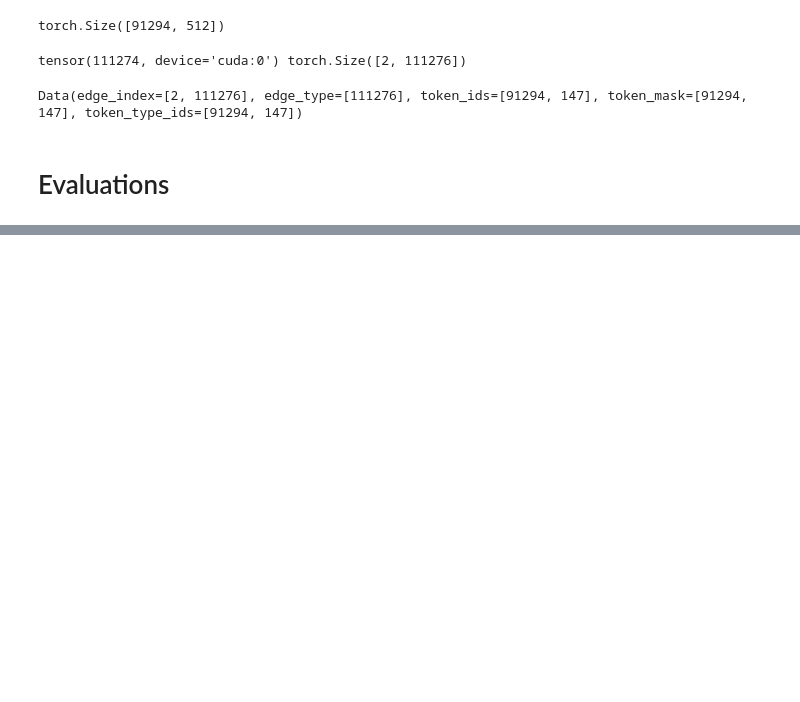
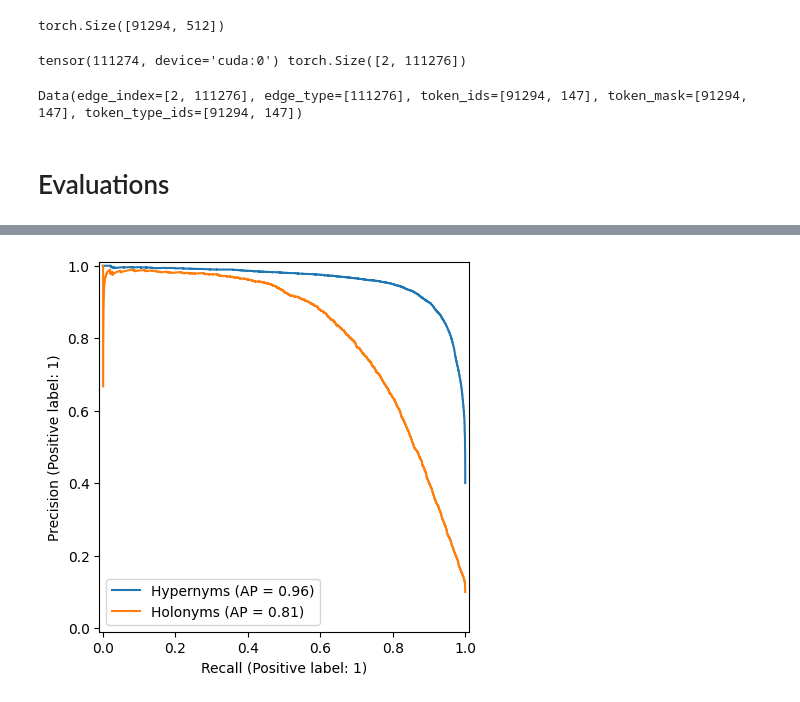
Before and after one commit to jpelayx/nlp, a Jupyter notebook: model.ipynb, the cells around one changed output, grey strips where cells are left out. Saved outputs shown, nothing was run; the diff lists cells and outputs as text; code cells hidden in the pictures; blank space fills up the shorter version.

```diff
--- a/model.ipynb
+++ b/model.ipynb
@@ -284,0 +240,6 @@ train
+# %%
+experiment = 'multiclass4_cont2'
+res = pd.read_csv(f'{experiment}-results.csv')
+res['y_pred'] = np.argmax(res[['y_pred_neg', 'y_pred_hyp', 'y_pred_hol']], axis=1)
+res[['y_pred_neg', 'y_pred_hyp', 'y_pred_hol']] = res[['y_pred_neg', 'y_pred_hyp', 'y_pred_hol']].apply(lambda p: torch.softmax(torch.tensor(p.to_numpy()), dim=0).numpy(), axis=1, result_type='expand')
+res.head()
@@ -284,0 +253,7 @@ train
+# %%
+_, ax = plt.subplots()
+PrecisionRecallDisplay.from_predictions(res['y_true']==1, res['y_pred_hyp'], name='Hypernyms', ax=ax)
+PrecisionRecallDisplay.from_predictions(res['y_true']==2, res['y_pred_hol'], name='Holonyms', ax=ax)
+plt.show()
+# %% [output]
+[figure, added]
```
Also changed, not shown: parts of 12 cells of this notebook, 1 other file.
